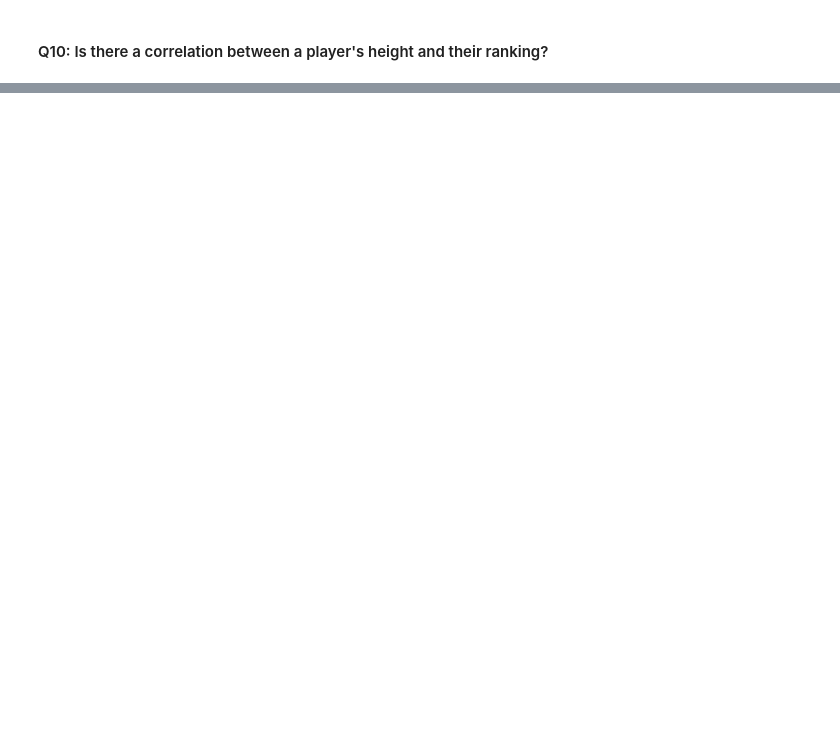
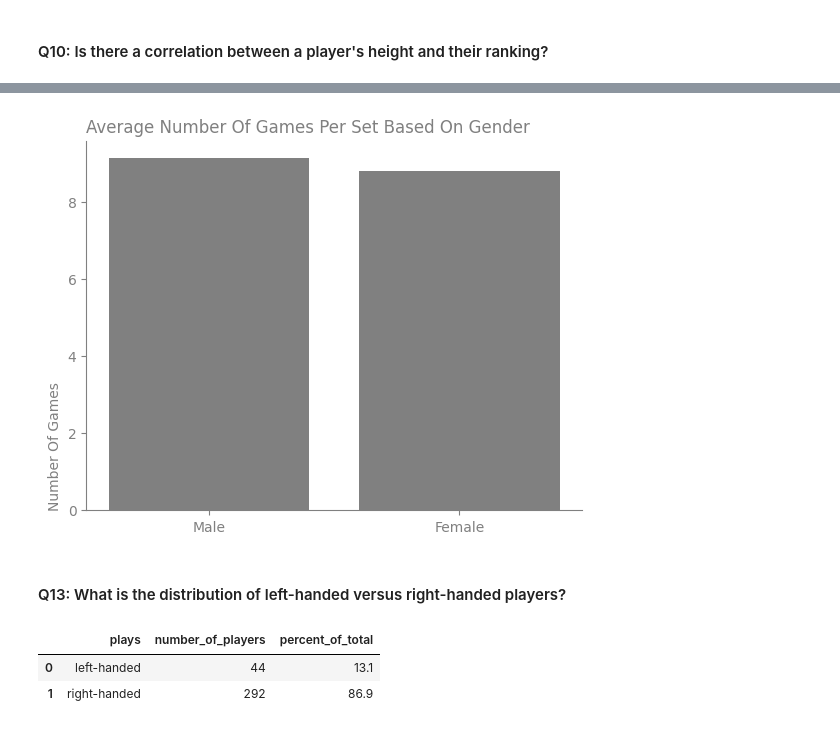
Before and after one commit to amin-eghbalian/data_analysis_tennis_peroject, a Jupyter notebook: HW10_project_data.ipynb, the cells around one changed output, grey strips where cells are left out. Drawn from its saved outputs; the diff is of its cells as text; code cells hidden in the pictures; blank space fills up the shorter version.

```diff
--- a/HW10_project_data.ipynb
+++ b/HW10_project_data.ipynb
@@ -1069,0 +827,36 @@ In 66.8 % of matches, the result ocurred based on players rank.
+# %%
+ax = plt.subplot()
+y = [male_games_per_set, female_games_per_set]
+x = ["Male", "Female"]
+ax.bar(x, y, color="gray")
+ax.set_title("Average Number Of Games Per Set Based On Gender ", loc="left", color="gray")
+ax.set_ylabel("Number Of Games", loc="bottom", color="gray")
+
+ax.spines[['right', 'top']].set_visible(False)
+ax.spines[['bottom', 'left']].set_color("gray")
+
+ax.tick_params(axis='x', colors='gray')
+ax.tick_params(axis='y', colors='gray')
+
+plt.show()
+# %% [output]
+[figure, added]
+# %% [markdown]
+#### Q13: What is the distribution of left-handed versus right-handed players?
+# %%
+left_right_hand_df = pd.merge(home_team_df[["slug","gender","plays"]],
+                              away_team_df[["slug","gender","plays"]], how="outer")
+
+# data cleaning
+left_right_hand_df.duplicated().sum() # no duplicated
+left_right_hand_df.isna().sum() #464
+left_right_hand_df = left_right_hand_df.dropna().reset_index(drop=True) # remove nan plays
+
+left_right_hand_df = left_right_hand_df.groupby("plays").agg(number_of_players=("plays","count")).reset_index()
+left_right_hand_df["percent_of_total"] = np.multiply(np.divide(left_right_hand_df["number_of_players"] ,
+                                                     left_right_hand_df["number_of_players"].sum()).round(3), 100)
+left_right_hand_df
+# %% [output]
+|  | plays | number_of_players | percent_of_total |
+| 0 | left-handed | 44 | 13.1 |
+| 1 | right-handed | 292 | 86.9 |
```
Also changed, not shown: parts of 83 cells of this notebook.
